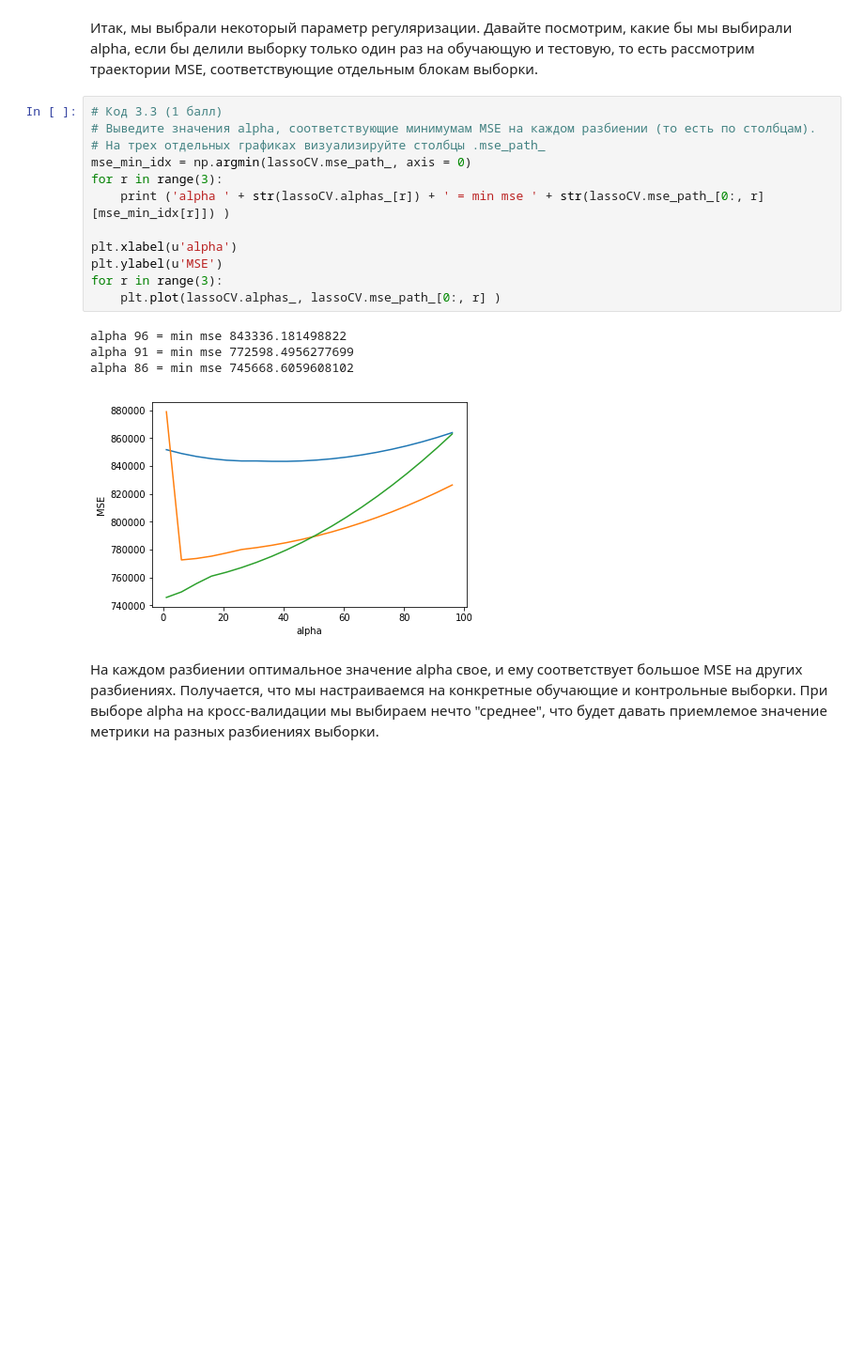
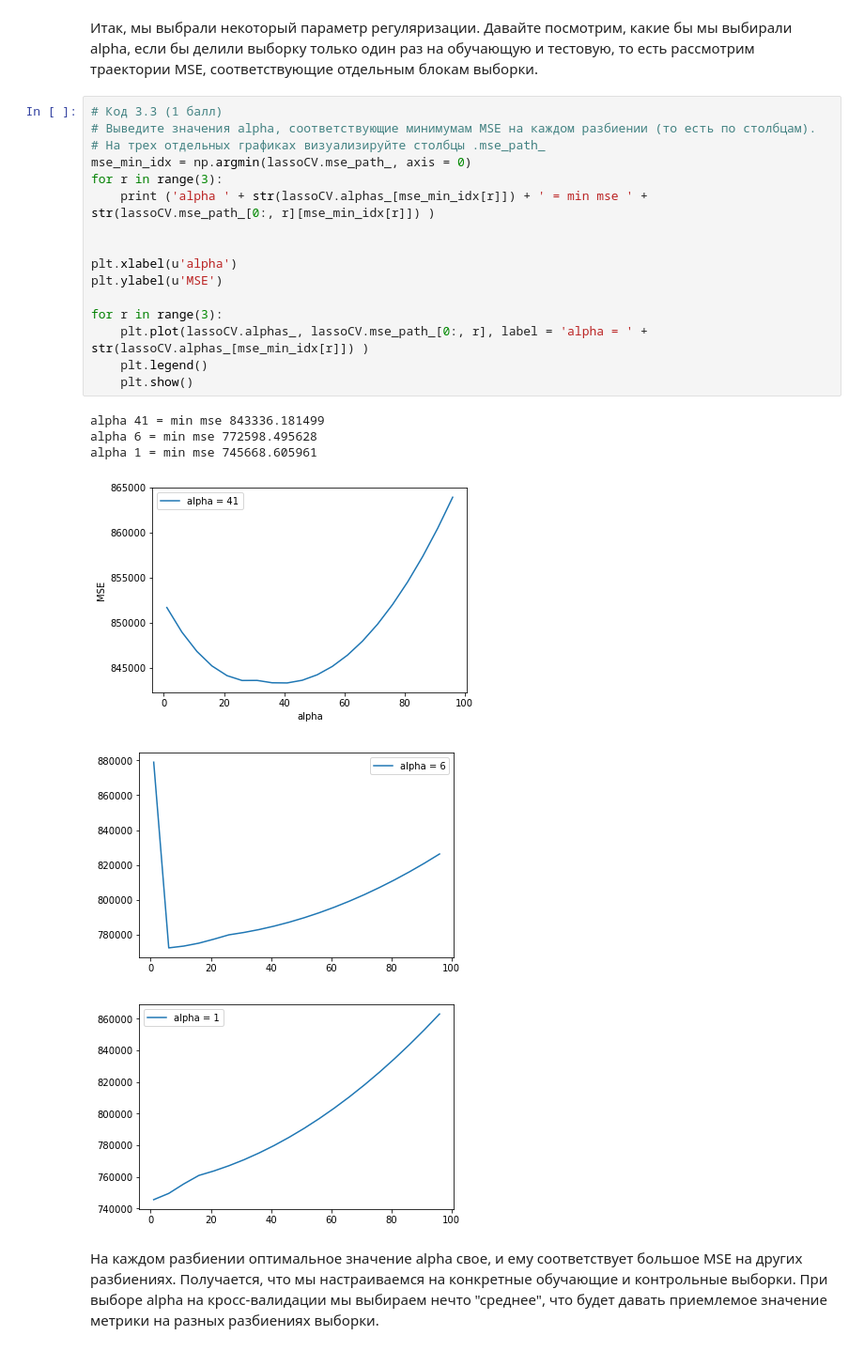
Before and after one commit to vadimbublikov2/coursera-ml-specialization, a Jupyter notebook: c2w2/OverfittingTask.ipynb, the cells around one changed output. Shown at 94% size. Saved outputs shown, nothing was run; the diff lists cells and outputs as text; blank space fills up the shorter version.

```diff
--- a/c2w2/OverfittingTask.ipynb
+++ b/c2w2/OverfittingTask.ipynb
@@ -311,20 +310,26 @@ Text(0,0.5,u'MSE')
 # %%
 # Код 3.3 (1 балл)
 # Выведите значения alpha, соответствующие минимумам MSE на каждом разбиении (то есть по столбцам).
 # На трех отдельных графиках визуализируйте столбцы .mse_path_
 mse_min_idx = np.argmin(lassoCV.mse_path_, axis = 0)
 for r in range(3):
-    print ('alpha ' + str(lassoCV.alphas_[r]) + ' = min mse ' + str(lassoCV.mse_path_[0:, r][mse_min_idx[r]]) )
+    print ('alpha ' + str(lassoCV.alphas_[mse_min_idx[r]]) + ' = min mse ' + str(lassoCV.mse_path_[0:, r][mse_min_idx[r]]) )
+
 
 plt.xlabel(u'alpha')
 plt.ylabel(u'MSE')
+
 for r in range(3):
-    plt.plot(lassoCV.alphas_, lassoCV.mse_path_[0:, r] )
+    plt.plot(lassoCV.alphas_, lassoCV.mse_path_[0:, r], label = 'alpha = ' + str(lassoCV.alphas_[mse_min_idx[r]]) )
+    plt.legend()
+    plt.show()
 # %% [output]
-alpha 96 = min mse 843336.181498822
-alpha 91 = min mse 772598.4956277699
-alpha 86 = min mse 745668.6059608102
+alpha 41 = min mse 843336.181499
+alpha 6 = min mse 772598.495628
+alpha 1 = min mse 745668.605961
-[figure, old version]
+[figure, new version]
+[figure, added]
+[figure, added]
 # %% [markdown]
 На каждом разбиении оптимальное значение alpha свое, и ему соответствует большое MSE на других разбиениях. Получается, что мы настраиваемся на конкретные обучающие и контрольные выборки. При выборе alpha на кросс-валидации мы выбираем нечто "среднее", что будет давать приемлемое значение метрики на разных разбиениях выборки.
 # %% [markdown]
```
Also changed, not shown: parts of 8 cells of this notebook.
